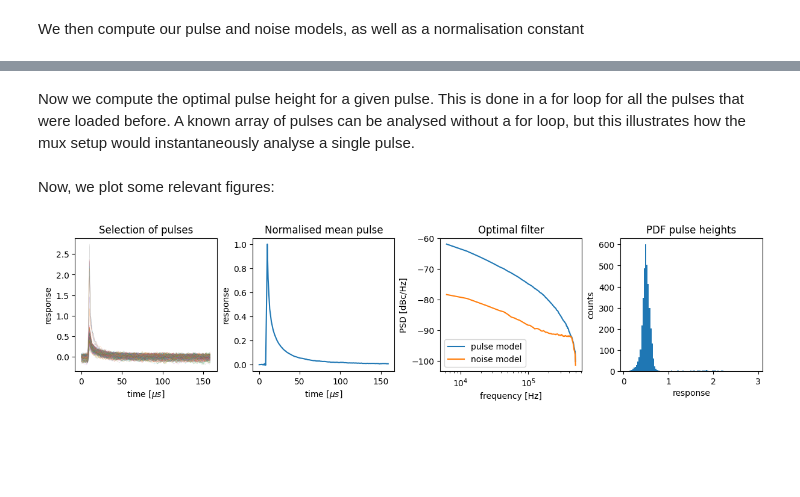
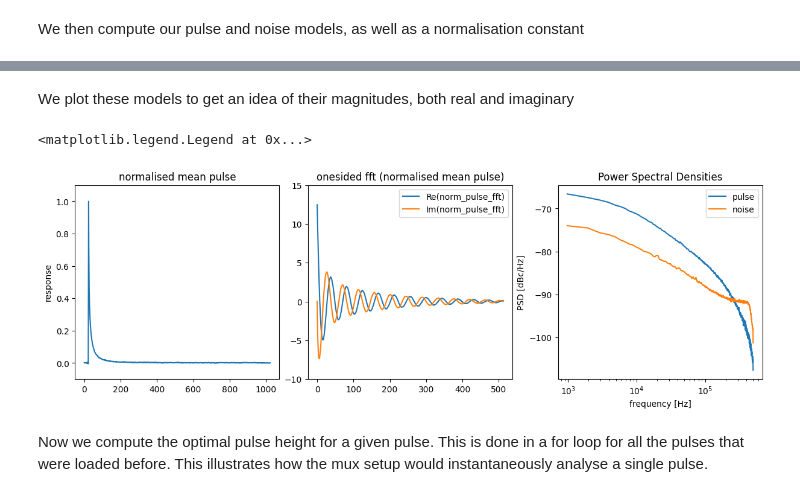
Before and after one commit to wilbertras/python-pulse-analysis, a Jupyter notebook: MUX/example.ipynb, the cells around one changed output, grey strips where cells are left out. Cells and saved outputs as stored; diff of their text form; code cells hidden in the pictures; blank space fills up the shorter version.

```diff
--- a/MUX/example.ipynb
+++ b/MUX/example.ipynb
@@ -29,3 +32,28 @@ norm_factor = prefactor(norm_pulse_fft, noise_psd)
+# %% [markdown]
+We plot these models to get an idea of their magnitudes, both real and imaginary
+# %%
+fig, axes = plt.subplot_mosaic('abc', figsize=(12, 4), sharey=False, constrained_layout=True)
+ax = axes['a']
+ax.plot(norm_pulse)
+ax.set_ylim([-.1, 1.1])
+ax.set_ylabel('response')
+ax.set_title('normalised mean pulse')
+ax = axes['b']
+ax.plot(norm_pulse_fft.real, label='Re(norm_pulse_fft)')
+ax.plot(norm_pulse_fft.imag, label='Im(norm_pulse_fft)')
+ax.set_ylim([-10, 15])
+ax.set_title('onesided fft (normalised mean pulse)')
+_ = ax.legend()
+ax = axes['c']
+_ = ax.semilogx(freqs[1:], 10*np.log10(norm_pulse_psd[1:]), label='pulse')
+_ = ax.semilogx(freqs[1:], 10*np.log10(noise_psd[1:]), label='noise')
+ax.set_xlabel('frequency [Hz]')
+ax.set_ylabel('PSD [dBc/Hz]')
+ax.set_title('Power Spectral Densities')
+ax.legend()
+# %% [output]
+<matplotlib.legend.Legend at 0x...>
+[figure, added]
 # %% [markdown]
-Now we compute the optimal pulse height for a given pulse. This is done in a for loop for all the pulses that were loaded before. A known array of pulses can be analysed without a for loop, but this illustrates how the mux setup would instantaneously analyse a single pulse.
+Now we compute the optimal pulse height for a given pulse. This is done in a for loop for all the pulses that were loaded before. This illustrates how the mux setup would instantaneously analyse a single pulse.
 # %%
@@ -35,36 +63,0 @@ for pulse in pulses:
-# %% [markdown]
-Now, we plot some relevant figures:
-# %%
-import matplotlib.pyplot as plt
-fig, axes = plt.subplot_mosaic('abcd', figsize=(12, 3), constrained_layout=True)
-ax = axes['a']
-ax.plot(pulses[::10].T, lw=.1)
-ax.set_xlabel('time [$\mu s$]')
-ax.set_ylabel('response')
-ax.set_title('Selection of pulses')
-
-ax = axes['b']
-mean_pulse = np.mean(pulses, axis=0)
-norm_mean_pulse = mean_pulse / np.amax(mean_pulse)
-ax.plot(norm_mean_pulse)
-ax.set_xlabel('time [$\mu s$]')
-ax.set_ylabel('response')
-ax.set_title('Normalised mean pulse')
-
-ax = axes['c']
-norm_pulse_psd = 1 / (pw * sf) * np.absolute(norm_pulse_fft)**2
-norm_pulse_psd[1:-1] *= 2
-_ = ax.semilogx(freqs[1:], 10*np.log10(norm_pulse_psd[1:]), label='pulse model')
-_ = ax.semilogx(freqs[1:], 10*np.log10(noise_psd[1:]), label='noise model')
-ax.set_xlabel('frequency [Hz]')
-ax.set_ylabel('PSD [dBc/Hz]')
-ax.set_title('Optimal filter')
-ax.legend()
-
-ax = axes['d']
-_ = ax.hist(H, bins=100)
-ax.set_xlabel('response')
-ax.set_ylabel('counts')
-_ = ax.set_title('PDF pulse heights')
-# %% [output]
-[figure, removed]
```
Also changed, not shown: parts of 11 cells of this notebook, 5 other files.
